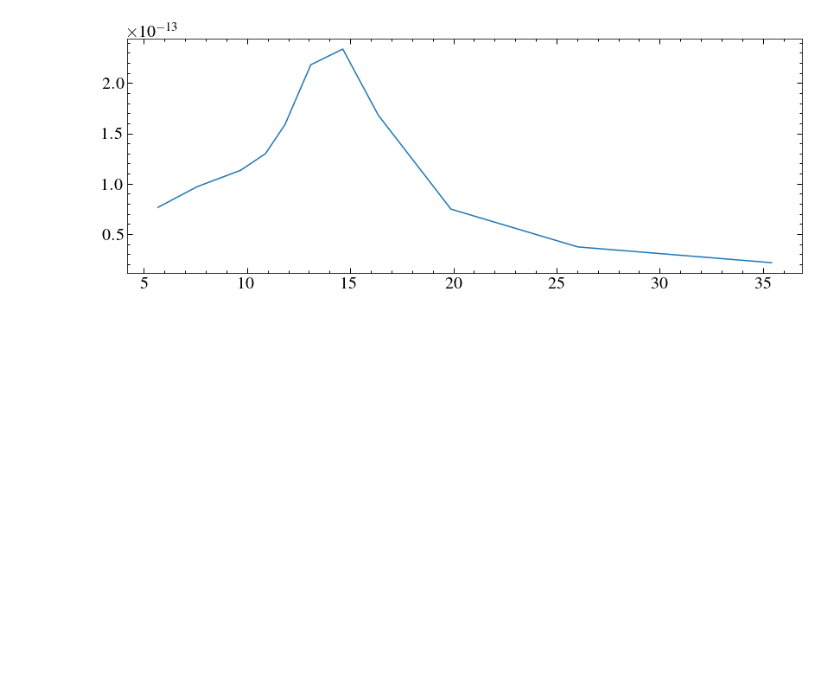
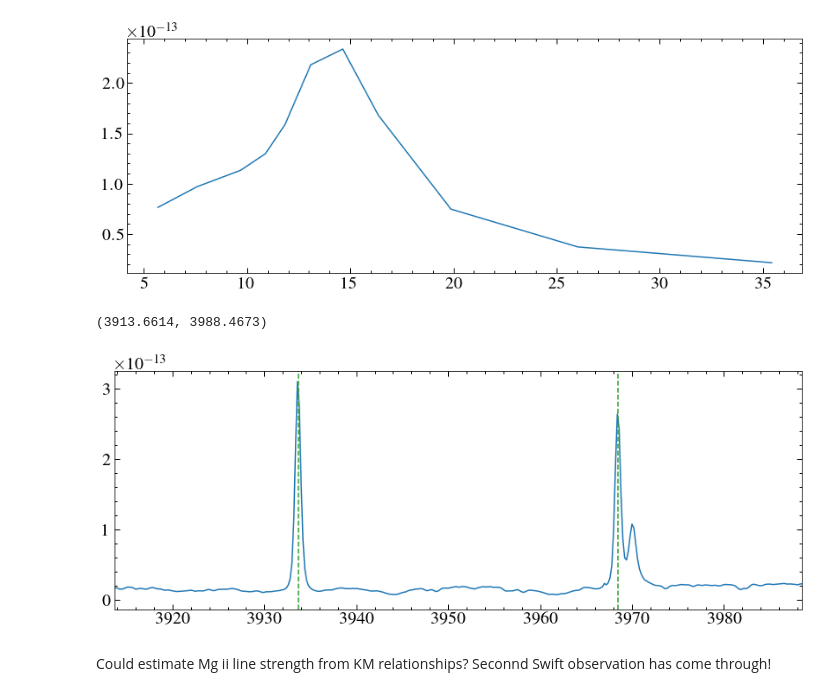
Before and after one commit to davidjwilson/gj207.1, a Jupyter notebook: gj207.1_pt2.ipynb, the cells around one changed output. Saved outputs shown, nothing was run; the diff lists cells and outputs as text; code cells hidden in the pictures; blank space fills up the shorter version.

Commit message:
new swift data

```diff
--- a/gj207.1_pt2.ipynb
+++ b/gj207.1_pt2.ipynb
@@ -539,3 +515,13 @@ plt.plot(wx, mx)
 # %% [output]
 [<matplotlib.lines.Line2D at 0x...>]
 [figure]
+# %%
+plt.plot(xw, xf)
+ca =[ 3933.6614, 3968.4673]
+[plt.axvline(line, c='C2', ls='--') for line in ca]
+plt.xlim(ca[0]-20, ca[1]+20)
+# %% [output]
+(3913.6614, 3988.4673)
+[figure, added]
+# %% [markdown]
+Could estimate Mg ii line strength from KM relationships? Seconnd Swift observation has come through!
```
Also changed, not shown: parts of 15 cells of this notebook, 7 other files.
